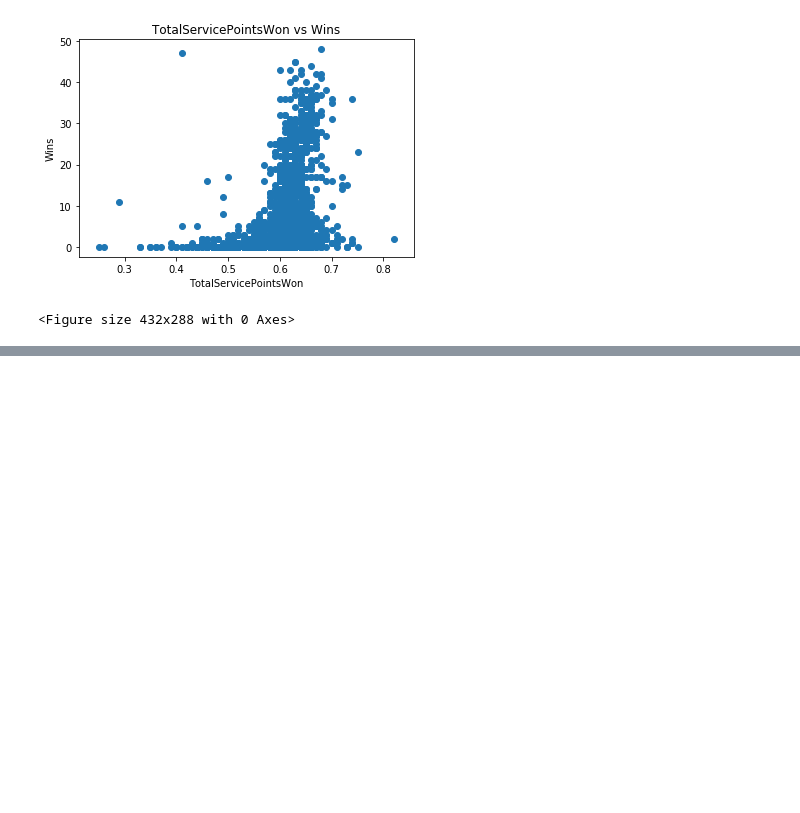
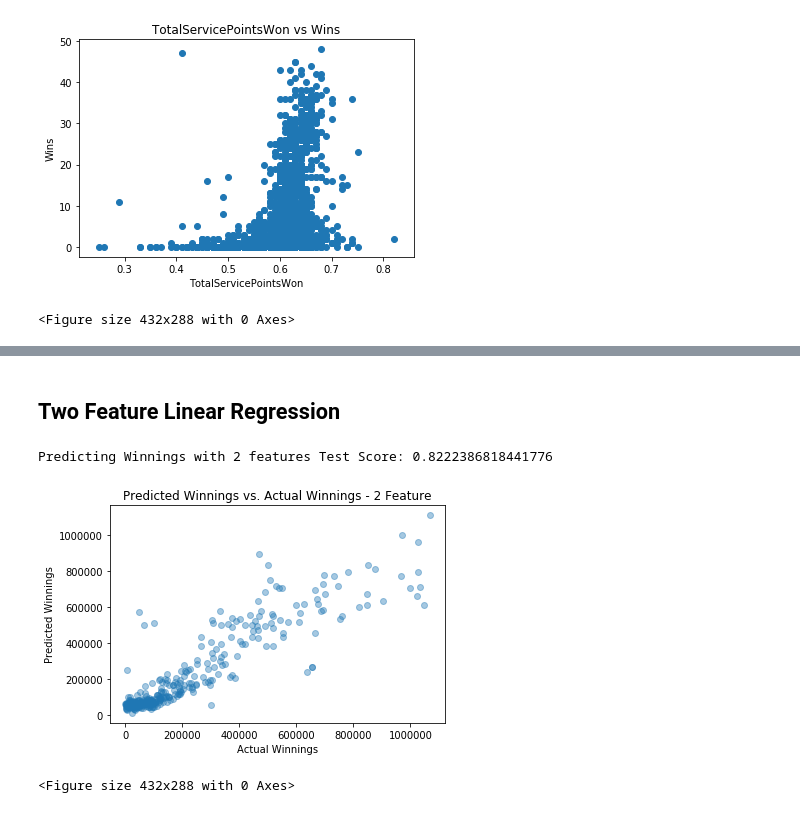
Before and after one commit to Gonnuru/ATP_Tennis_LinearRegression, a Jupyter notebook: ATP_Tennis.ipynb, the cells around one changed output, grey strips where cells are left out. Saved outputs shown, nothing was run; the diff lists cells and outputs as text; code cells hidden in the pictures; blank space fills up the shorter version.

```diff
--- a/ATP_Tennis.ipynb
+++ b/ATP_Tennis.ipynb
@@ -205,0 +288,31 @@ plt.clf()
+# %% [markdown]
+## Two Feature Linear Regression
+# %%
+# select features and value to predict
+features = df[['FirstServeReturnPointsWon' ,'BreakPointsOpportunities']]
+winnings = df[['Winnings']]
+
+# train, test, split the data
+features_train, features_test, winnings_train, winnings_test = train_test_split(features, winnings, train_size = 0.8)
+
+# create and train model on training data
+model = LinearRegression()
+model.fit(features_train,winnings_train)
+
+# score model on test data
+print('Predicting Winnings with 2 features Test Score:', model.score(features_test,winnings_test))
+
+# make predictions with model
+winnings_prediction = model.predict(features_test)
+
+# plot predictions against actual winnings
+plt.scatter(winnings_test,winnings_prediction, alpha=0.4)
+plt.title('Predicted Winnings vs. Actual Winnings - 2 Feature')
+plt.xlabel('Actual Winnings')
+plt.ylabel('Predicted Winnings')
+plt.show()
+plt.clf()
+# %% [output]
+Predicting Winnings with 2 features Test Score: 0.8222386818441776
+[figure, added]
+<Figure size 432x288 with 0 Axes>
```
Also changed, not shown: parts of 15 cells of this notebook.
